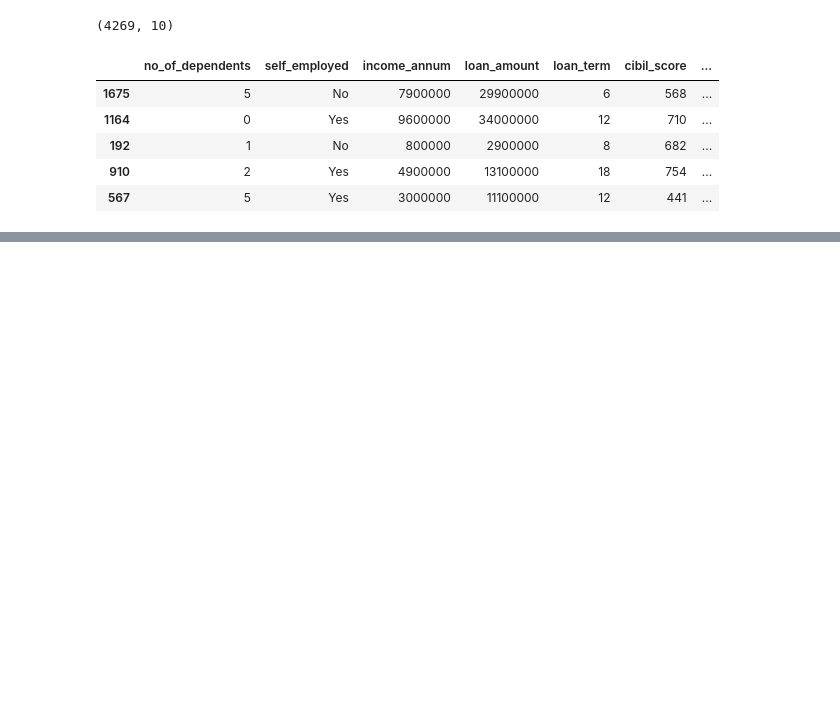
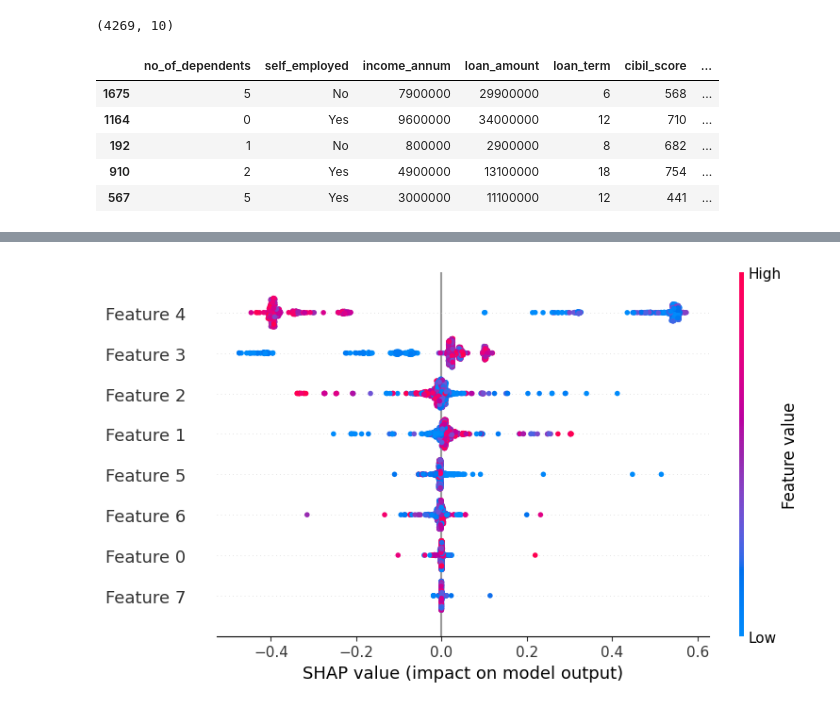
Before and after one commit to TansinTabassum/ML_Projects, a Jupyter notebook: Loan_prediction.ipynb, the cells around one changed output, grey strips where cells are left out. Drawn from its saved outputs; the diff is of its cells as text; code cells hidden in the pictures; blank space fills up the shorter version.

```diff
--- a/Loan_prediction.ipynb
+++ b/Loan_prediction.ipynb
@@ -201,0 +203,2 @@ accuracy_score(y_test,y_pred)
+# %%
+dt_model = pipe.named_steps['decisiontreeclassifier']
@@ -201,0 +207,10 @@ accuracy_score(y_test,y_pred)
+# %%
+import shap
+
+explainer = shap.TreeExplainer(dt_model)
+shap_values = explainer.shap_values(X_test_transformed)
+
+
+shap.summary_plot(shap_values[:, :, 1],X_test_transformed)
+# %% [output]
+[figure, added]
```
Also changed, not shown: parts of 7 cells of this notebook.
